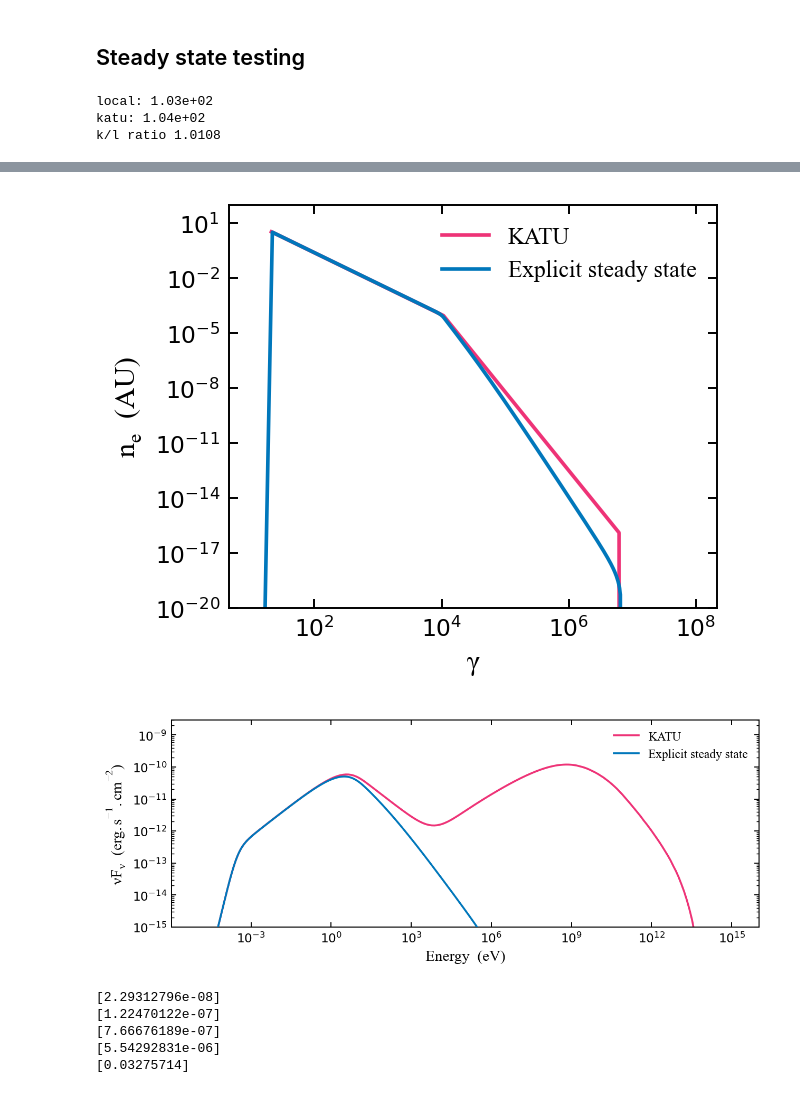
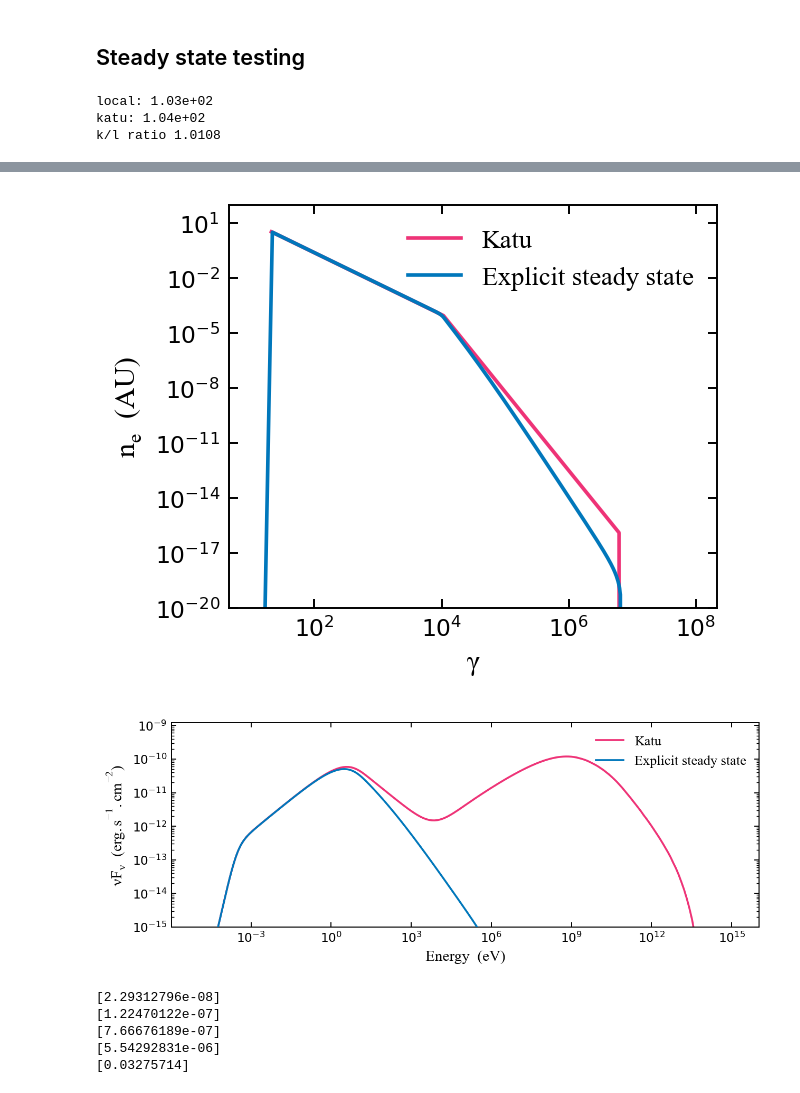
Before and after one commit to me623/Mphys_modelling, a Jupyter notebook: python_notebooks/final_plotting.ipynb, the cells around one changed output, grey strips where cells are left out. Drawn from its saved outputs; the diff is of its cells as text; code cells hidden in the pictures.

Commit message:
more plotting changes

```diff
--- a/python_notebooks/final_plotting.ipynb
+++ b/python_notebooks/final_plotting.ipynb
@@ -282,11 +282,11 @@ print("k/l ratio", round((integral2 / integral),4))
 
 # Define the fontsize variable
 fontsize = 12
-legend_font = FontProperties(family='Times New Roman', size=fontsize * 0.8)
+legend_font = FontProperties(family='Times New Roman', size=fontsize * 0.9)
 
 # Plot 1
 plt.figure(figsize=[3.75, 3])
-plt.loglog(katu_photon_data["Energy"], katu_photon_data["Population"],c=vibrant[5], label="KATU")
+plt.loglog(katu_photon_data["Energy"], katu_photon_data["Population"],c=vibrant[5], label="Katu")
 plt.loglog(sim_data["photon_eps"][1:-1], sim_data["photon_n"][1:-1], c=vibrant[0], label="Explicit steady state")
 plt.legend(prop=legend_font, frameon=False)
 plt.xlabel(r"$\mathrm{\epsilon}$", fontsize=fontsize, fontdict={'family': 'Times New Roman'})
@@ -300,7 +300,7 @@ plt.show()
 
 # Plot 2
 plt.figure(figsize=[3.75, 3])
-plt.loglog(katu_electron_data["Energy"], katu_electron_data["Population"], label="KATU", c = vibrant[5])
+plt.loglog(katu_electron_data["Energy"], katu_electron_data["Population"], label="Katu", c = vibrant[5])
 plt.loglog(sim_data["gamma"][1:-1], sim_data["electron_n"][1:-1], label="Explicit steady state", c = vibrant[0])
 plt.legend(prop=legend_font, frameon=False, loc="upper right")
 plt.xlabel(r"$\mathrm{\gamma}$", fontsize=fontsize, fontdict={'family': 'Times New Roman'})
@@ -315,7 +315,7 @@ plt.show()
 fontsize=12
 plt.figure(figsize=[3.72*2, 3])
 flux_eps, nu_flux = calc_flux(run_data, katu_photon_data["Energy"], katu_photon_data["Population"])
-plt.loglog(eV_eps(flux_eps), nu_flux, label="KATU", c=vibrant[5])
+plt.loglog(eV_eps(flux_eps), nu_flux, label="Katu", c=vibrant[5])
 plt.loglog(eV_eps(sim_data["flux_eps"][1:-1]), sim_data["nu_flux"][1:-1], label="Explicit steady state", zorder=3, c=vibrant[0])
 
 plt.legend(prop=legend_font, frameon=False, loc="upper right")
@@ -323,7 +323,7 @@ plt.legend(prop=legend_font, frameon=False, loc="upper right")
 plt.xlabel(r"Energy  (eV)", fontsize=fontsize, fontdict={'family': 'Times New Roman'})
 plt.ylabel(r"$\mathrm{\nu F_\nu}$  ($\mathrm{erg }.\mathrm{s}^{-1}.\mathrm{cm}^{-2}$)", fontsize=fontsize, fontdict={'family': 'Times New Roman'})
 
-plt.ylim(1e-15, 3e-9)
+plt.ylim(1e-15, 1.2e-9)
 plt.tight_layout()
 plt.tick_params(axis='both', which='major', direction="in", labelsize=fontsize*0.8, top=True, right=True)
 plt.tick_params(axis='both', which='minor', direction="in", top=True, right=True)
@@ -336,5 +336,5 @@ k/l ratio 1.0108
-[figure, old version]
+[figure, new version]
-[figure, old version]
+[figure, new version]
 # %%
 t_esc_multiple = ["0.5","1.0","1.5","2.0","4.0"]
 fontsize=13
```
Also changed, not shown: parts of 4 cells of this notebook.
